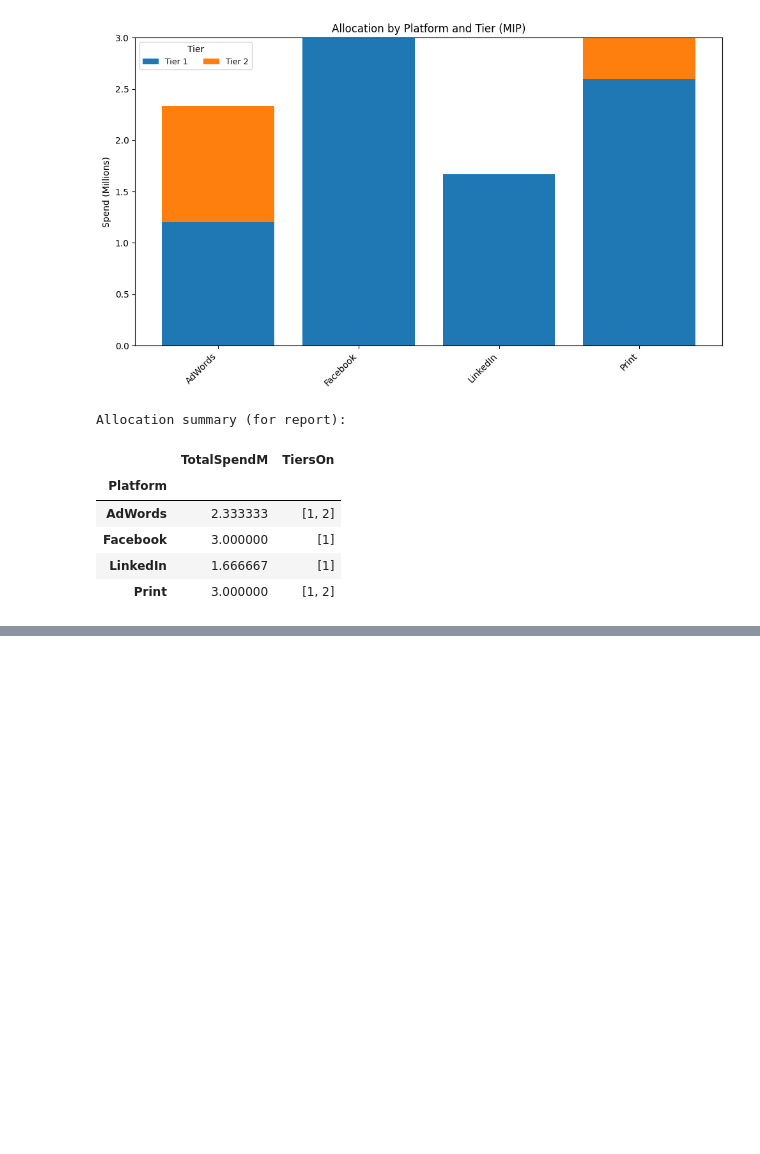
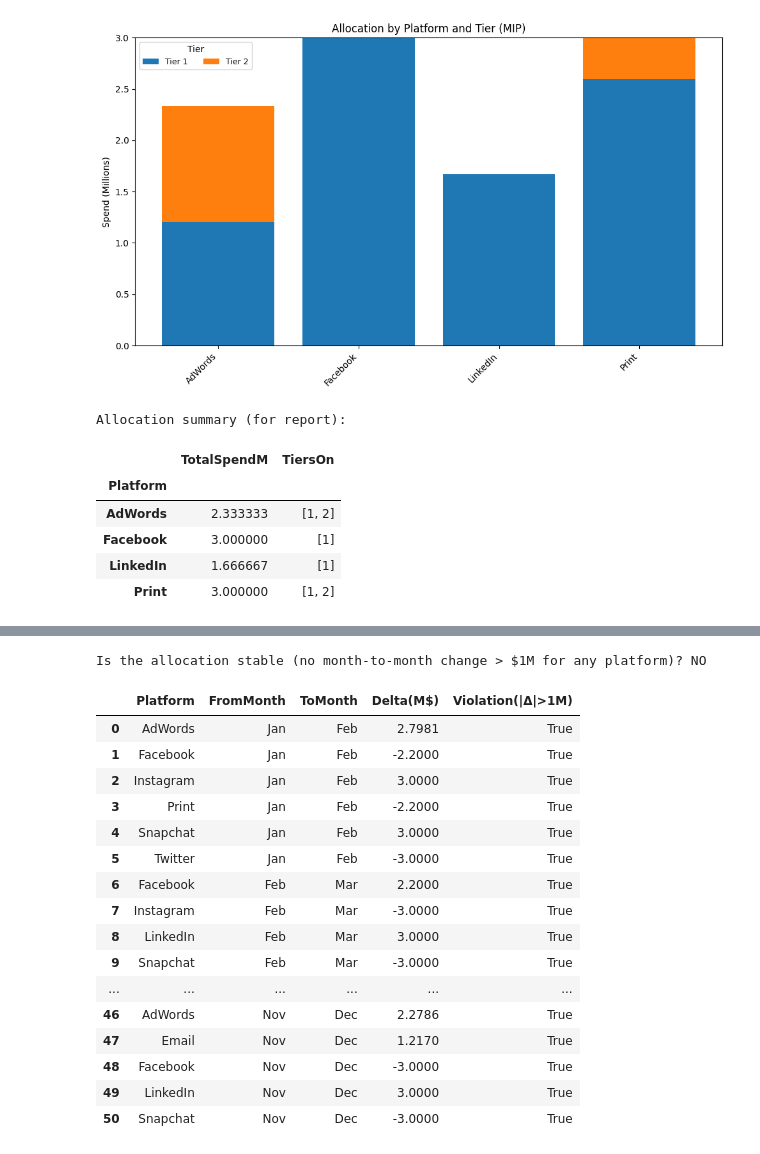
Before and after one commit to ethandavenport/Optimization-I-Project-2, a Jupyter notebook: Optimization_HW_pt_4.ipynb, the cells around one changed output, grey strips where cells are left out. Saved outputs shown, nothing was run; the diff lists cells and outputs as text; code cells hidden in the pictures; blank space fills up the shorter version.

```diff
--- a/Optimization_HW_pt_4.ipynb
+++ b/Optimization_HW_pt_4.ipynb
@@ -375,0 +542,60 @@ Allocation summary (for report):
+# %%
+# ===================== PART 8 — STABILITY CHECK =====================
+
+allocs = globals().get("allocations", globals().get("allocs_7"))
+assert allocs is not None, "Run Part 7 first so we have monthly allocations."
+
+MONTHS = ["Jan","Feb","Mar","Apr","May","Jun","Jul","Aug","Sep","Oct","Nov","Dec"]
+
+import pandas as pd
+
+def check_stability(allocations, limit=1.0):
+    """
+    allocations: dict[month]-> dict[platform]-> spend (in millions)
+    limit: max allowed absolute month-to-month change (M$)
+    """
+    rows = []
+    for i in range(len(MONTHS)-1):
+        m0, m1 = MONTHS[i], MONTHS[i+1]
+        a0, a1 = allocations.get(m0, {}), allocations.get(m1, {})
+        platforms = sorted(set(a0.keys()) | set(a1.keys()))
+        for p in platforms:
+            v0, v1 = float(a0.get(p, 0.0)), float(a1.get(p, 0.0))
+            delta = v1 - v0
+            viol = abs(delta) > (limit + 1e-9)
+            rows.append({
+                "Platform": p, "FromMonth": m0, "ToMonth": m1,
+                "Delta(M$)": round(delta, 4),
+                "Violation(|Δ|>1M)": viol
+            })
+    return pd.DataFrame(rows)
+
+df_stability = check_stability(allocs, limit=1.0)
+
+# Any violations?
+any_viol = bool(df_stability["Violation(|Δ|>1M)"].any())
+print("Is the allocation stable (no month-to-month change > $1M for any platform)?",
+      "YES" if not any_viol else "NO")
+
+# Show only the violating rows (or an empty frame if stable)
+df_violations = df_stability[df_stability["Violation(|Δ|>1M)"] == True].reset_index(drop=True)
+df_violations
+# %% [output]
+Is the allocation stable (no month-to-month change > $1M for any platform)? NO
+|  | Platform | FromMonth | ToMonth | Delta(M$) | Violation(|Δ|>1M) |
+| 0 | AdWords | Jan | Feb | 2.7981 | True |
+| 1 | Facebook | Jan | Feb | -2.2000 | True |
+| 2 | Instagram | Jan | Feb | 3.0000 | True |
+| 3 | Print | Jan | Feb | -2.2000 | True |
+| 4 | Snapchat | Jan | Feb | 3.0000 | True |
+| 5 | Twitter | Jan | Feb | -3.0000 | True |
+| 6 | Facebook | Feb | Mar | 2.2000 | True |
+| 7 | Instagram | Feb | Mar | -3.0000 | True |
+| 8 | LinkedIn | Feb | Mar | 3.0000 | True |
+| 9 | Snapchat | Feb | Mar | -3.0000 | True |
+| ... | ... | ... | ... | ... | ... |
+| 46 | AdWords | Nov | Dec | 2.2786 | True |
+| 47 | Email | Nov | Dec | 1.2170 | True |
+| 48 | Facebook | Nov | Dec | -3.0000 | True |
+| 49 | LinkedIn | Nov | Dec | 3.0000 | True |
+| 50 | Snapchat | Nov | Dec | -3.0000 | True |
```
Also changed, not shown: parts of 9 cells of this notebook.
